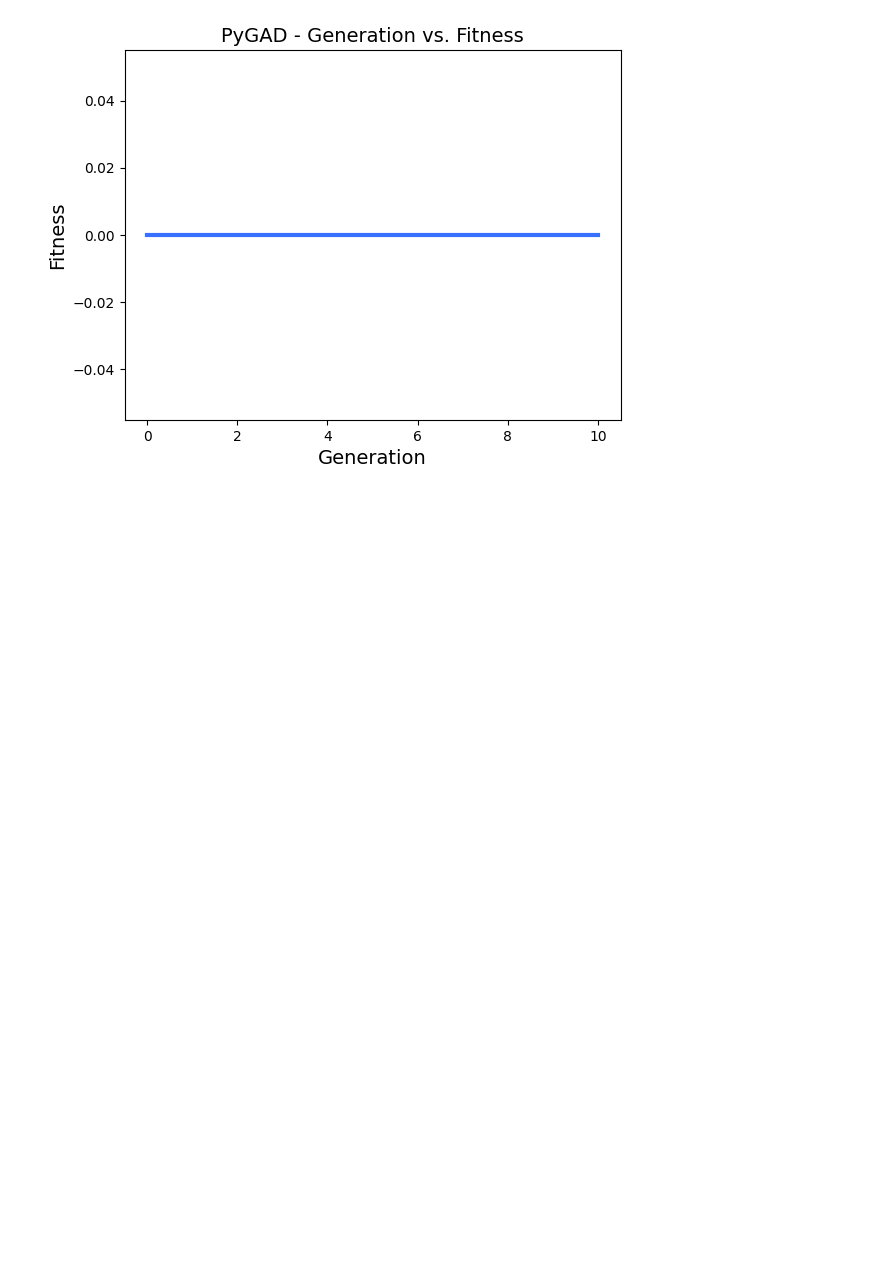
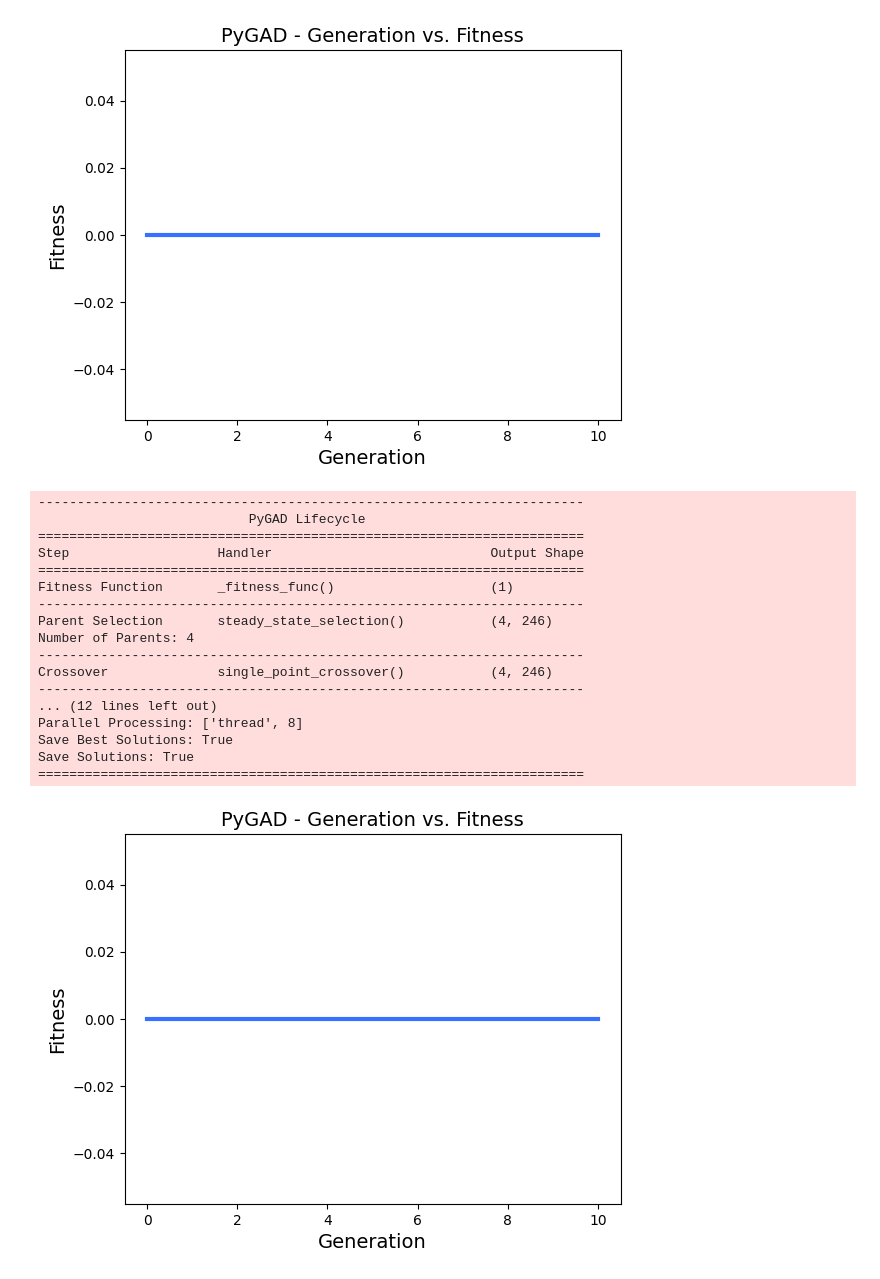
Before and after one commit to kostejnv/GeneticCheetah, a Jupyter notebook: experiments.ipynb, the cells around one changed output. Cells and saved outputs as stored; diff of their text form; code cells hidden in the pictures; blank space fills up the shorter version.

Commit message:
out of battery push. Cheetah POC implemented

```diff
--- a/experiments.ipynb
+++ b/experiments.ipynb
@@ -49,3 +52,42 @@ Save Best Solutions: True
 Save Solutions: True
 ======================================================================
 [figure]
+# %%
+arena = Arena()
+cheetah_lab = ClassicNNCheetahLab([17, 10, 6])
+evolution = Evolution(cheetah_lab, arena)
+
+parameters = {
+    'num_generations': 10,
+    'sol_per_pop': 10,
+    'num_parents_mating': 4,
+    'init_range_low': -2,
+    'init_range_high': 5,
+    'parent_selection_type': 'sss',
+    'keep_parents': 1,
+    'crossover_type': 'single_point',
+    'mutation_type': 'random',
+    'mutation_percent_genes': 10,
+}
+
+evolution.run_evolution(parameters)
+evolution.plot_fitness()
+# %% [output]
+----------------------------------------------------------------------
+                           PyGAD Lifecycle
+======================================================================
+Step                   Handler                            Output Shape
+======================================================================
+Fitness Function       _fitness_func()                    (1)
+----------------------------------------------------------------------
+Parent Selection       steady_state_selection()           (4, 246)
+Number of Parents: 4
+----------------------------------------------------------------------
+Crossover              single_point_crossover()           (4, 246)
+----------------------------------------------------------------------
+... (12 lines left out)
+Parallel Processing: ['thread', 8]
+Save Best Solutions: True
+Save Solutions: True
+======================================================================
+[figure, added]
```
Also changed, not shown: parts of 1 cell of this notebook, 3 other files.
